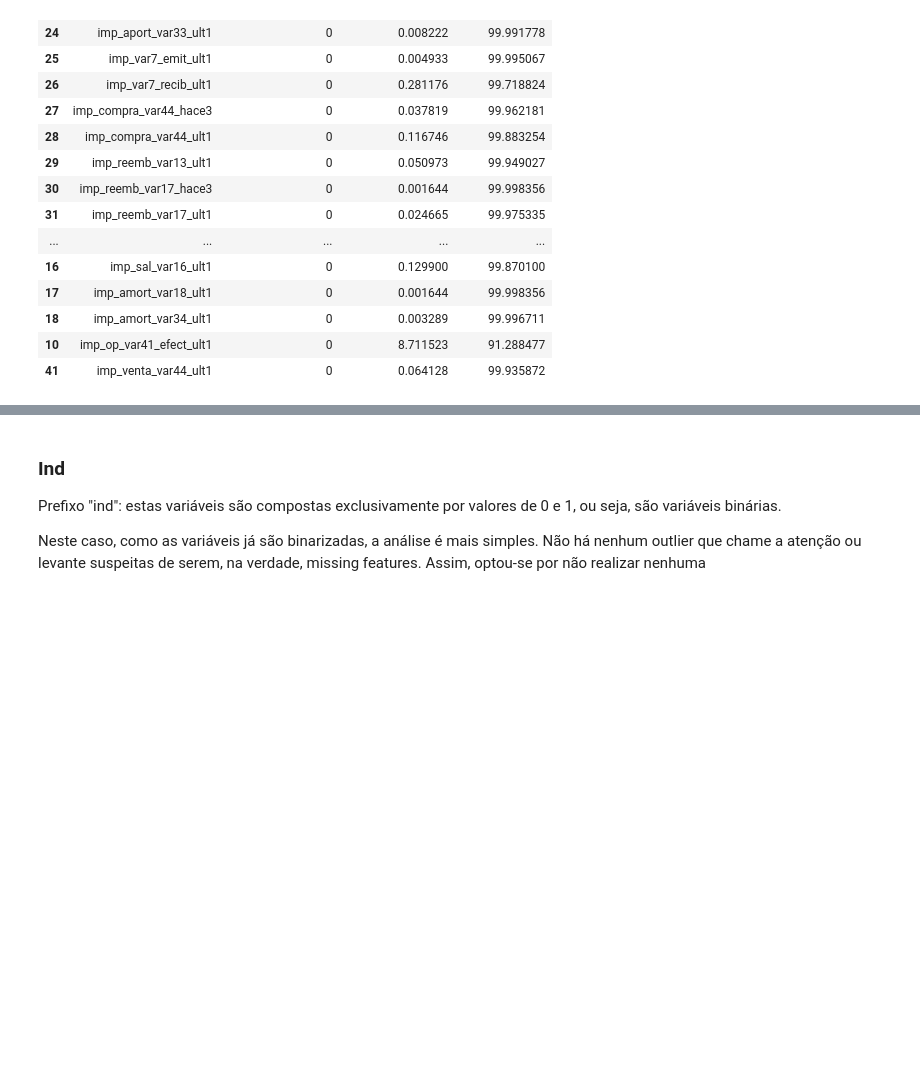
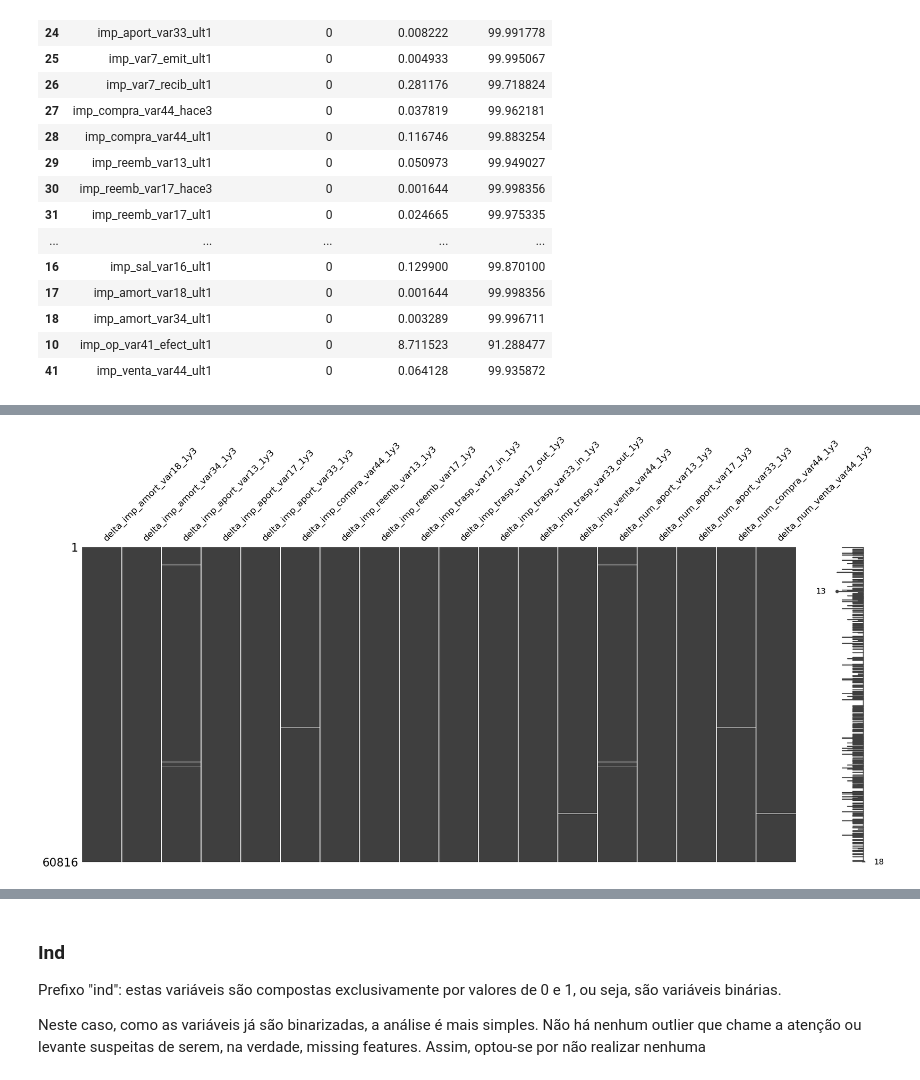
Before and after one commit to FelipeViacava/data-masters-case, a Jupyter notebook: 01-eda.ipynb, the cells around one changed output, grey strips where cells are left out. Drawn from its saved outputs; the diff is of its cells as text; code cells hidden in the pictures; blank space fills up the shorter version.

```diff
--- a/01-eda.ipynb
+++ b/01-eda.ipynb
@@ -241,0 +268,5 @@ df = anzc_imp.transform(df)
+# %%
+df_ = df.copy()
+df_[delta_cols] = df_[delta_cols] \
+    .applymap(lambda x: None if x == 9999999999 else x) #\
+#    .applymap(lambda x: None if x == -1 else x)
@@ -241,0 +285,5 @@ df = anzc_imp.transform(df)
+# %%
+mno.matrix(df_[delta_cols])
+plt.show()
+# %% [output]
+[figure, added]
```
Also changed, not shown: parts of 12 cells of this notebook.
